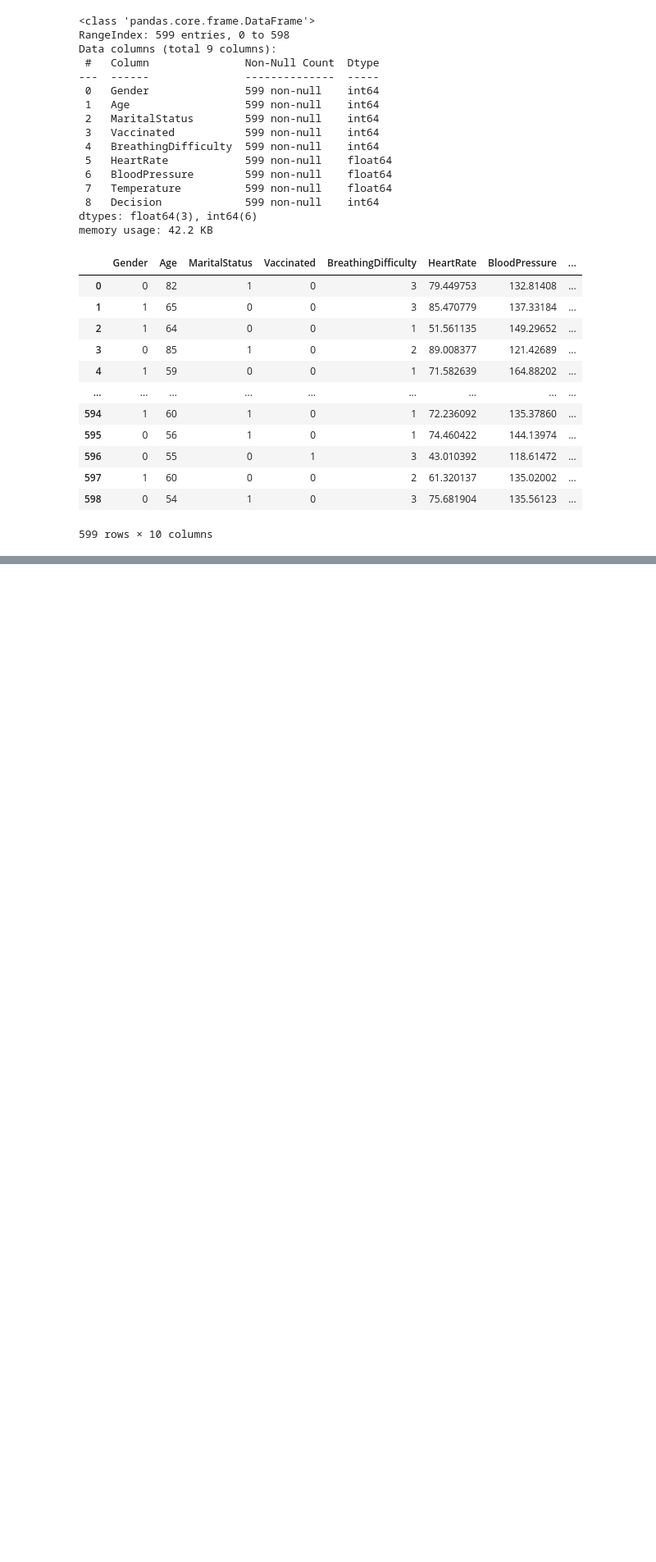
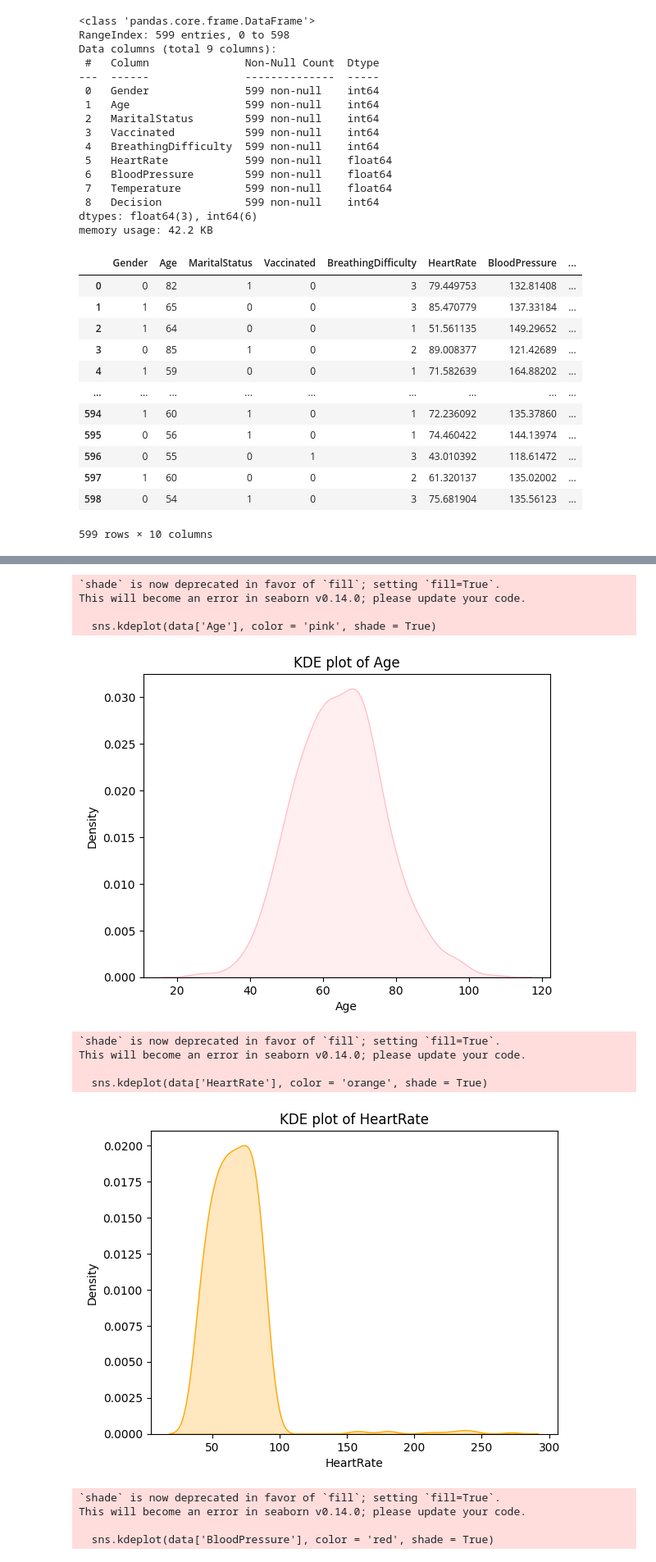
Before and after one commit to paulinomary/FIAD-Project2, a Jupyter notebook: Project2.ipynb, the cells around one changed output, grey strips where cells are left out. Shown: that part at 82% size. Drawn from its saved outputs; the diff is of its cells as text; code cells hidden in the pictures; blank space fills up the shorter version.

```diff
--- a/Project2.ipynb
+++ b/Project2.ipynb
@@ -142,0 +253,40 @@ data
+# %%
+#KDE plot
+sns.kdeplot(data['Age'], color = 'pink', shade = True)
+plt.title('KDE plot of Age')
+plt.xlabel('Age')
+plt.ylabel('Density')
+plt.show()
+
+sns.kdeplot(data['HeartRate'], color = 'orange', shade = True)
+plt.title('KDE plot of HeartRate')
+plt.xlabel('HeartRate')
+plt.ylabel('Density')
+plt.show()
+
+sns.kdeplot(data['BloodPressure'], color = 'red', shade = True)
+plt.title('KDE plot of BloodPressure')
+plt.xlabel('BloodPressure')
+plt.ylabel('Density')
+plt.show()
+
+sns.kdeplot(data['Temperature'], color = 'purple', shade = True)
+plt.title('KDE plot of Temperature')
+plt.xlabel('Temperature')
+plt.ylabel('Density')
+plt.show()
+# %% [output]
+`shade` is now deprecated in favor of `fill`; setting `fill=True`.
+This will become an error in seaborn v0.14.0; please update your code.
+
+  sns.kdeplot(data['Age'], color = 'pink', shade = True)
+[figure, added]
+`shade` is now deprecated in favor of `fill`; setting `fill=True`.
+This will become an error in seaborn v0.14.0; please update your code.
+
+  sns.kdeplot(data['HeartRate'], color = 'orange', shade = True)
+[figure, added]
+`shade` is now deprecated in favor of `fill`; setting `fill=True`.
+This will become an error in seaborn v0.14.0; please update your code.
+
+  sns.kdeplot(data['BloodPressure'], color = 'red', shade = True)
```
Also changed, not shown: parts of 25 cells of this notebook, 1 other file.
